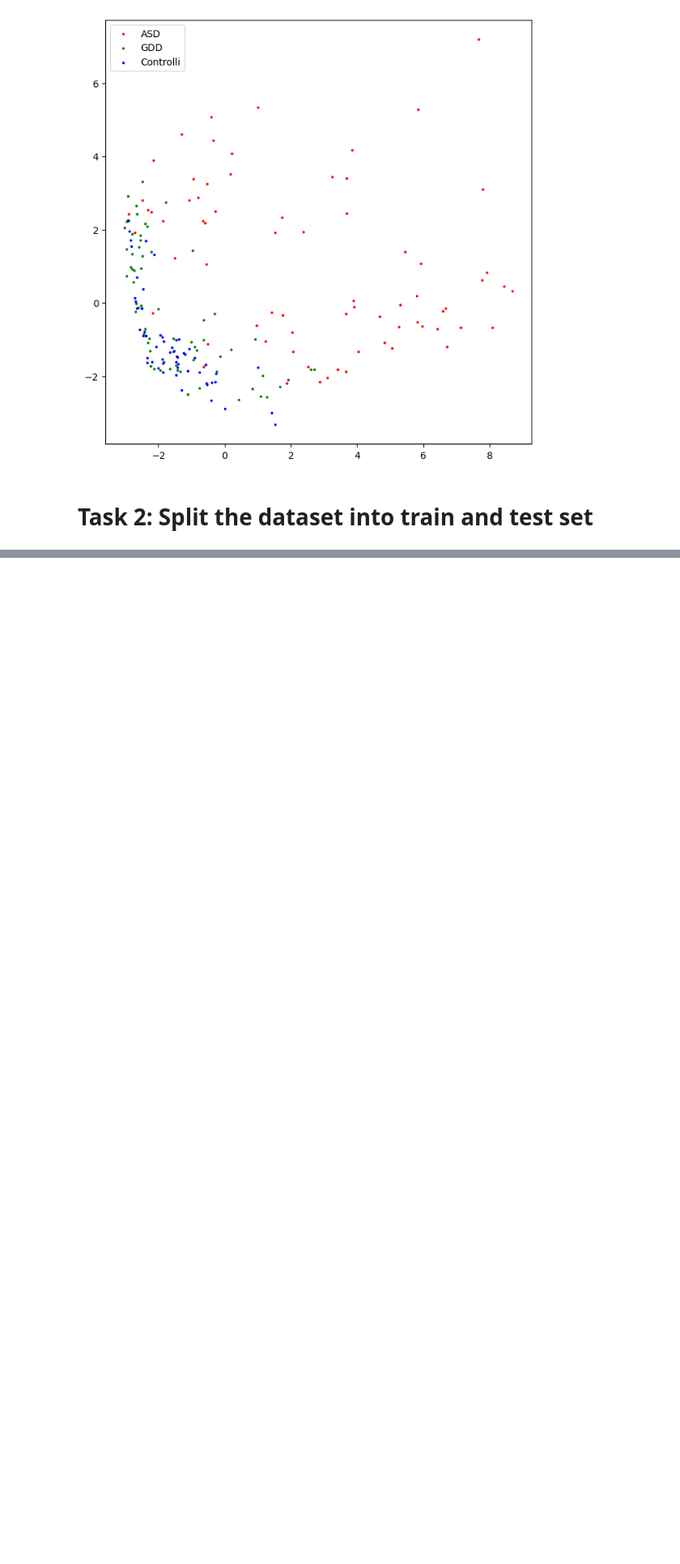
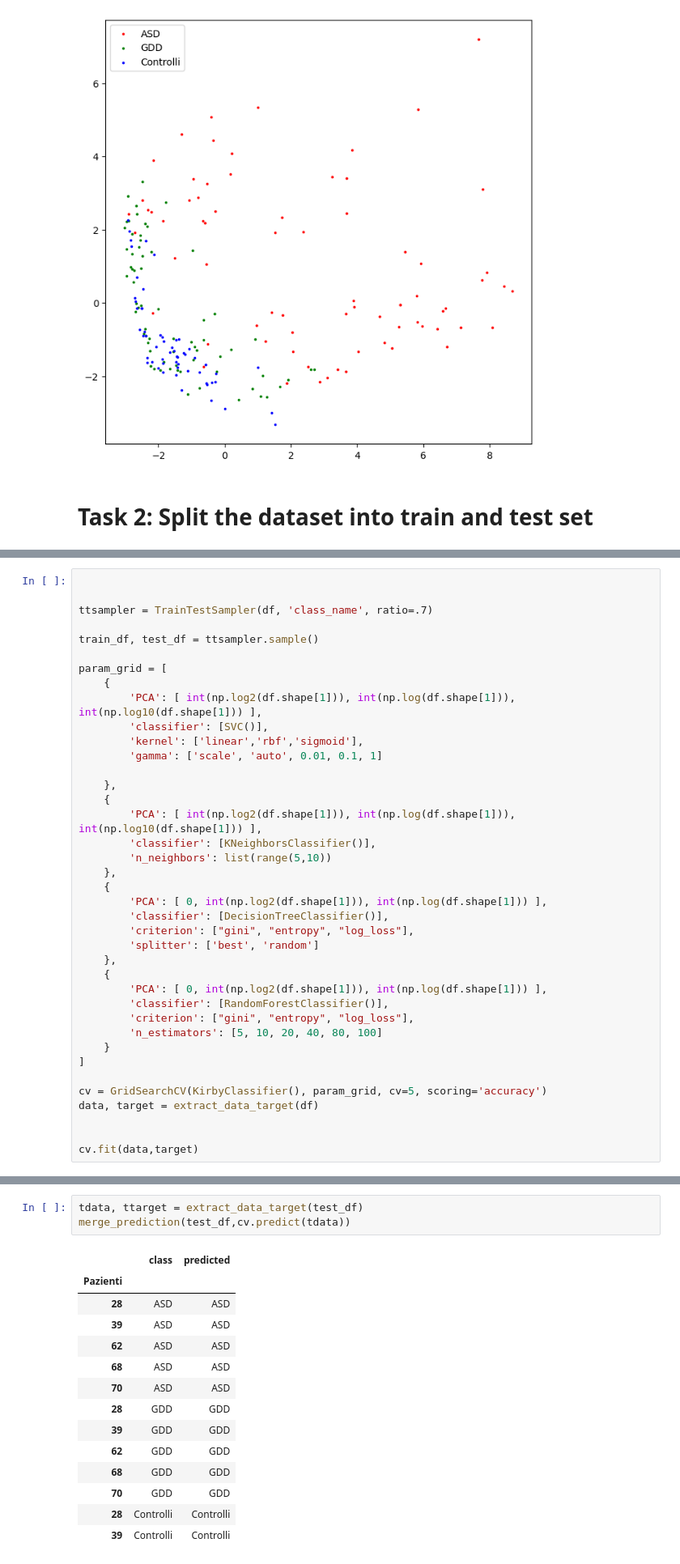
Before and after one commit to marcospampi/lab-data-mining, a Jupyter notebook: homework5/homework5.ipynb, the cells around one changed output, grey strips where cells are left out. Shown at 81% size. Drawn from its saved outputs; the diff is of its cells as text; blank space fills up the shorter version.

```diff
--- a/homework5/homework5.ipynb
+++ b/homework5/homework5.ipynb
@@ -165,0 +253,39 @@ test_df = df.drop(index=train_df.index)
+# %%
+
+
+ttsampler = TrainTestSampler(df, 'class_name', ratio=.7)
+
+train_df, test_df = ttsampler.sample()
+
+param_grid = [
+    {
+        'PCA': [ int(np.log2(df.shape[1])), int(np.log(df.shape[1])), int(np.log10(df.shape[1])) ],
+        'classifier': [SVC()],
+        'kernel': ['linear','rbf','sigmoid'],
+        'gamma': ['scale', 'auto', 0.01, 0.1, 1]
+
+    },
+    {
+        'PCA': [ int(np.log2(df.shape[1])), int(np.log(df.shape[1])), int(np.log10(df.shape[1])) ],
+        'classifier': [KNeighborsClassifier()],
+        'n_neighbors': list(range(5,10))
+    },
+    {
+        'PCA': [ 0, int(np.log2(df.shape[1])), int(np.log(df.shape[1])) ],
+        'classifier': [DecisionTreeClassifier()],
+        'criterion': ["gini", "entropy", "log_loss"],
+        'splitter': ['best', 'random']
+    },
+    {
+        'PCA': [ 0, int(np.log2(df.shape[1])), int(np.log(df.shape[1])) ],
+        'classifier': [RandomForestClassifier()],
+        'criterion': ["gini", "entropy", "log_loss"],
+        'n_estimators': [5, 10, 20, 40, 80, 100]
+    }
+]
+
+cv = GridSearchCV(KirbyClassifier(), param_grid, cv=5, scoring='accuracy')
+data, target = extract_data_target(df)
+
+
+cv.fit(data,target)
@@ -165,0 +298,18 @@ test_df = df.drop(index=train_df.index)
+# %%
+tdata, ttarget = extract_data_target(test_df)
+merge_prediction(test_df,cv.predict(tdata))
+# %% [output]
+|  | class | predicted |
+| Pazienti |  |  |
+| 28 | ASD | ASD |
+| 39 | ASD | ASD |
+| 62 | ASD | ASD |
+| 68 | ASD | ASD |
+| 70 | ASD | ASD |
+| 28 | GDD | GDD |
+| 39 | GDD | GDD |
+| 62 | GDD | GDD |
+| 68 | GDD | GDD |
+| 70 | GDD | GDD |
+| 28 | Controlli | Controlli |
+| 39 | Controlli | Controlli |
```
Also changed, not shown: parts of 16 cells of this notebook, 1 other file.
